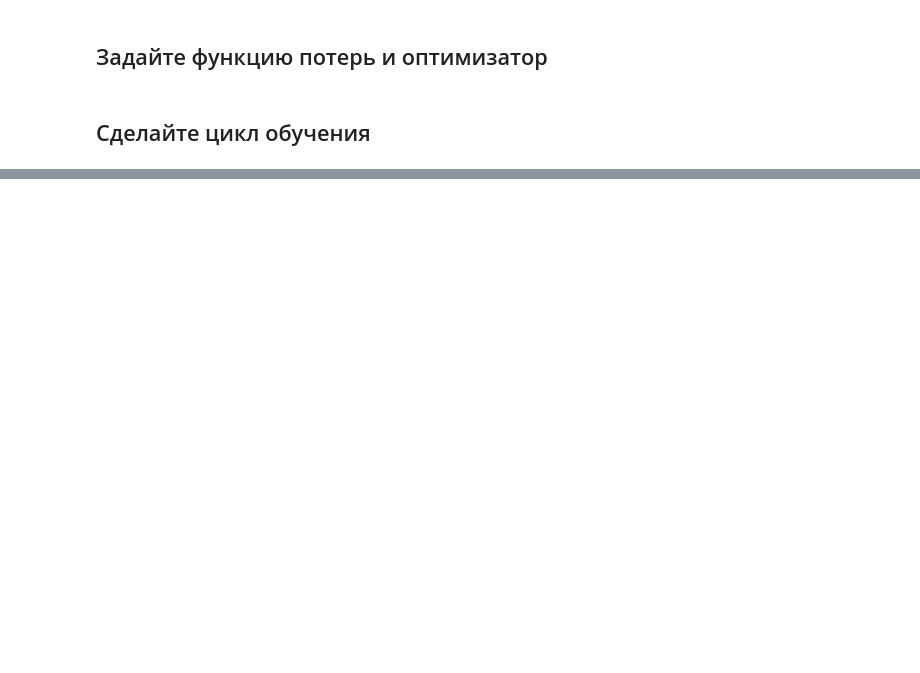
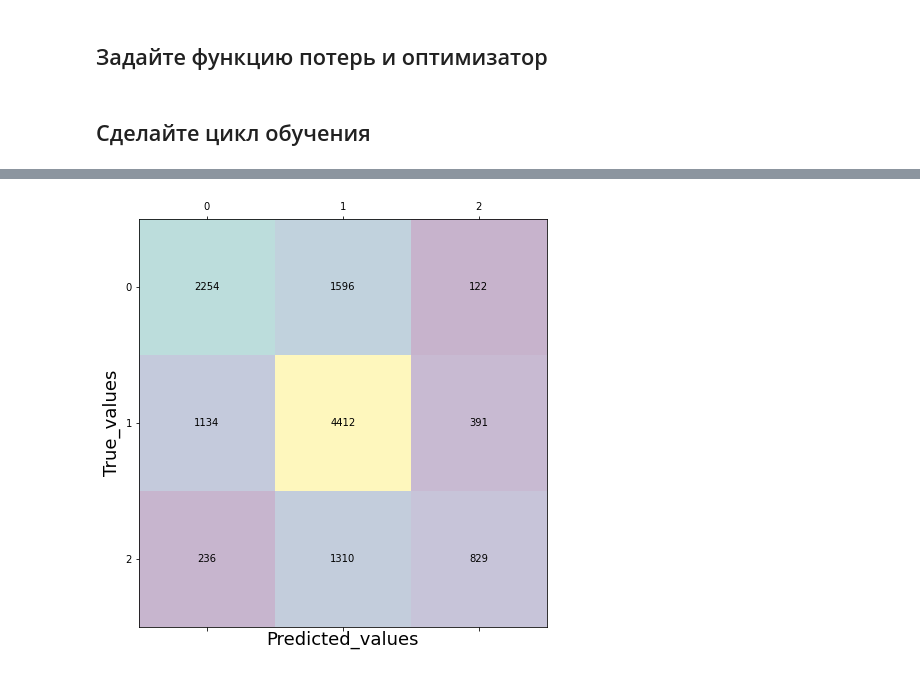
Before and after one commit to ruthenian8/DeepAverageNetwork, a Jupyter notebook: DAN Task.ipynb, the cells around one changed output, grey strips where cells are left out. Cells and saved outputs as stored; diff of their text form; code cells hidden in the pictures; blank space fills up the shorter version.

```diff
--- a/DAN Task.ipynb
+++ b/DAN Task.ipynb
@@ -99,10 +80,9 @@ Reusing dataset tweet_eval (/Users/a19415907/.cache/huggingface/datasets/tweet_e
 # %%
-
 class Dataset(torch.utils.data.Dataset):
     def __init__(self,
                  texts:List[str],
                  targets:List[int],
-                 word2id:Dict[str]=token2index,
+                 word2id:Dict[str, str]=token2index,
                  MAX_LEN:int=64):
         super().__init__()
         self.text = [torch.LongTensor([word2id[w] if w in word2id else 1 for w in self.preprocess(t)][:MAX_LEN]) for t in texts]
@@ -301,0 +278,18 @@ Ellipsis
+# %%
+def infer(model:nn.Module,
+             iterator:torch.utils.data.DataLoader):
+
+    answers:list = []
+    true_answers:list = []
+
+    model.eval()
+    with torch.no_grad():
+        for texts, ys in iterator:
+            predictions = model(texts.to(device))
+            preds = predictions.detach().to("cpu").numpy().argmax(1).tolist()
+            y_true = ys.tolist()
+            answers.extend(preds)
+            true_answers.extend(y_true)
+    return answers, true_answers
+# %%
+y_pred, y_true = infer(model, test_loader)
@@ -301,0 +308,15 @@ Ellipsis
+# %%
+from sklearn.metrics import confusion_matrix
+conf_matrix = confusion_matrix(y_true, y_pred)
+
+fig, ax = plt.subplots(figsize=(7.5, 7.5))
+ax.matshow(conf_matrix, alpha=0.3)
+for i in range(conf_matrix.shape[0]):
+    for j in range(conf_matrix.shape[1]):
+        ax.text(x=j, y=i,s=conf_matrix[i, j], va='center', ha='center')
+
+plt.xlabel('Predicted_values', fontsize=18)
+plt.ylabel('True_values', fontsize=18)
+plt.show()
+# %% [output]
+[figure, added]
```
Also changed, not shown: parts of 17 cells of this notebook.
